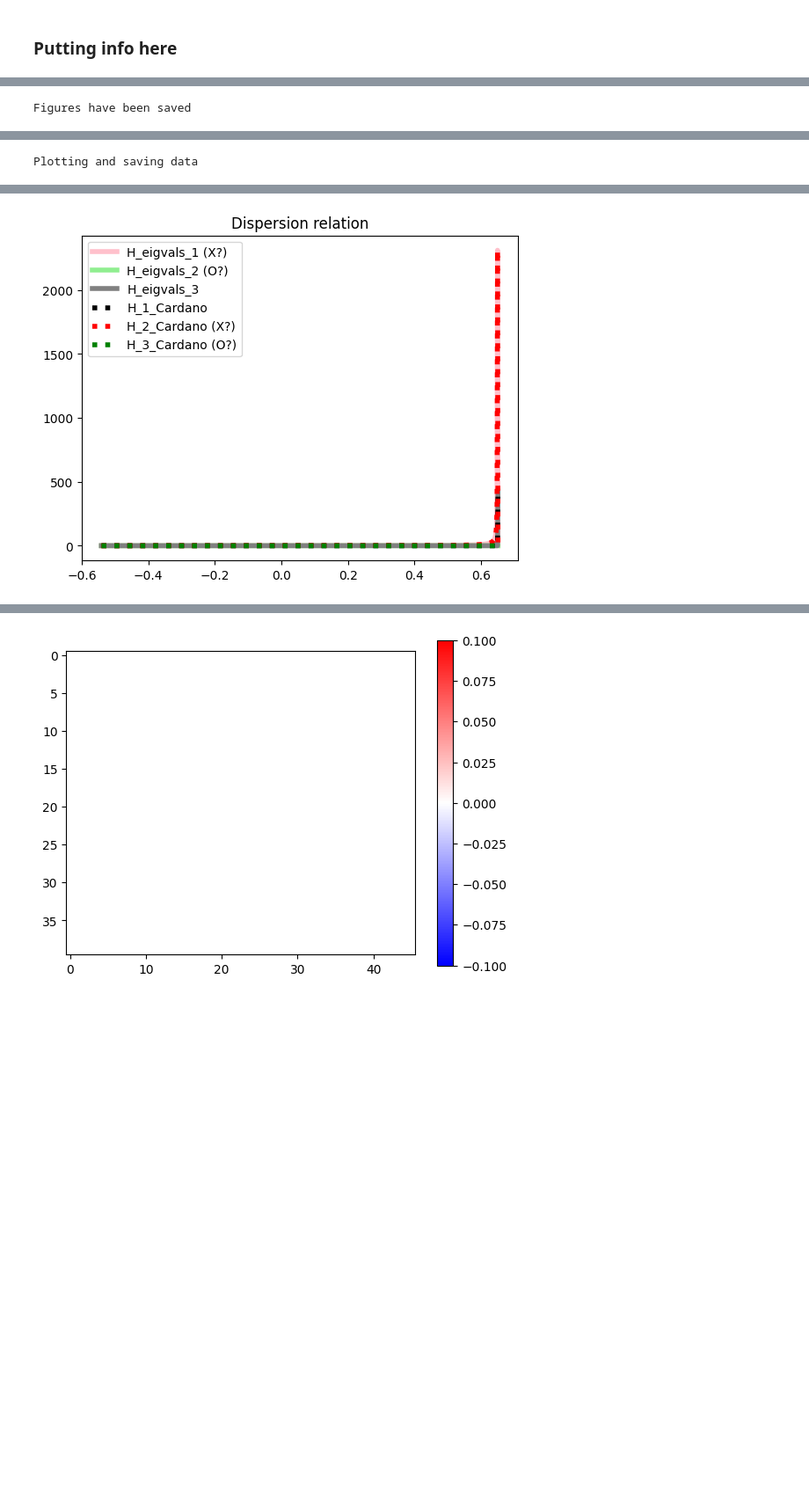
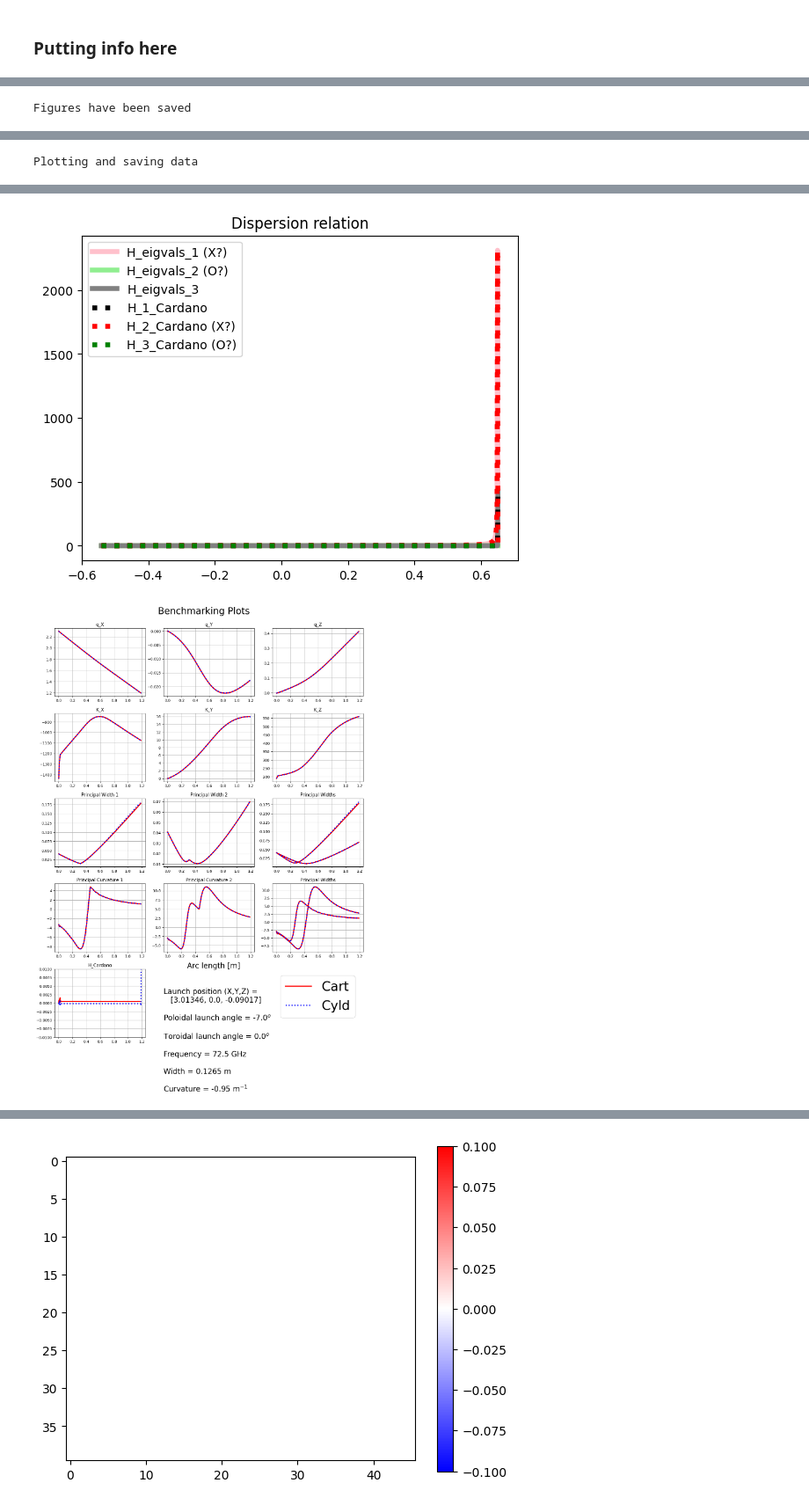
Before and after one commit to beam-tracing/Scotty, a Jupyter notebook: scotty/eduard_launch_and_BC_testfile.ipynb, the cells around one changed output, grey strips where cells are left out. Shown at 88% size. Saved outputs shown, nothing was run; the diff lists cells and outputs as text; code cells hidden in the pictures; blank space fills up the shorter version.

```diff
--- a/scotty/eduard_launch_and_BC_testfile.ipynb
+++ b/scotty/eduard_launch_and_BC_testfile.ipynb
@@ -286,8 +332,9 @@ def get_launch_stuff(
 # %%
 # both together
 
-from scotty.benchmarking_3D import benchmark_me_up_3D
+from copy import deepcopy
 import numpy as np
+from scotty.benchmarking_3D import benchmark_me_up_3D, benchmark_plots
 
 # get_launch_stuff contains:
 #     "poloidal_launch_angle_Torbeam": poloidal_launch_angle_Torbeam,
@@ -311,7 +358,7 @@ kwargs_dict_cyl = get_launch_stuff(
     mode_to_try = "O",
     launch_setting = 1)
 
-kwargs_dict_cart = kwargs_dict_cyl.copy()
+kwargs_dict_cart = deepcopy(kwargs_dict_cyl)
 
 kwargs_dict_cyl["mode_flag"] = kwargs_dict_cyl.pop("mode_flag_cyl")
 kwargs_dict_cyl.pop("mode_flag_cart")
@@ -419,6 +466,8 @@ cyl, cart = benchmark_me_up_3D(kwargs_dict_cyl, kwargs_dict_cart)
  ne_cart_scotty,
  temeprature_cart_scotty,
  H_cart_scotty) = cart
+
+benchmark_plots(dt_cyl_scotty, dt_cart_scotty)
 # %% [output]
 pol -7.0
 tor 0.0
@@ -475,12 +524,13 @@ Figures have been saved
 Plotting and saving data
     INFO  >  beam_me_up_3D()  >  beam_me_up_3D_temp.py:575   >  Figures saved to
         C:\Users\eduar\OneDrive\OneDrive - EWIKARTA001\OneDrive - Nanyang Technological University\Work\Scotty Benchmarks\DIII-D shot 189998\tgt\cart
     INFO  >  beam_me_up_3D()  >  beam_me_up_3D_temp.py:577   >
 
     ##################################################
     #
     # FINISHED RUN !
     #
     ##################################################
 [figure]
 [figure]
+[figure, added]
```
Also changed, not shown: parts of 23 cells of this notebook, 22 other files.
